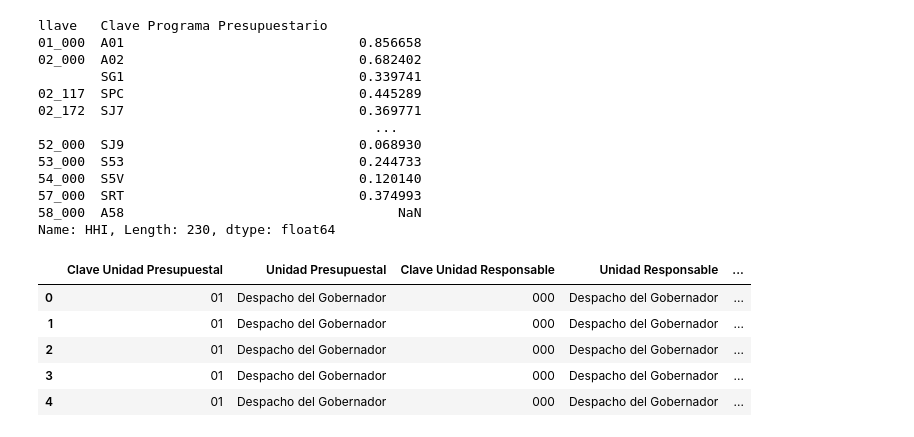
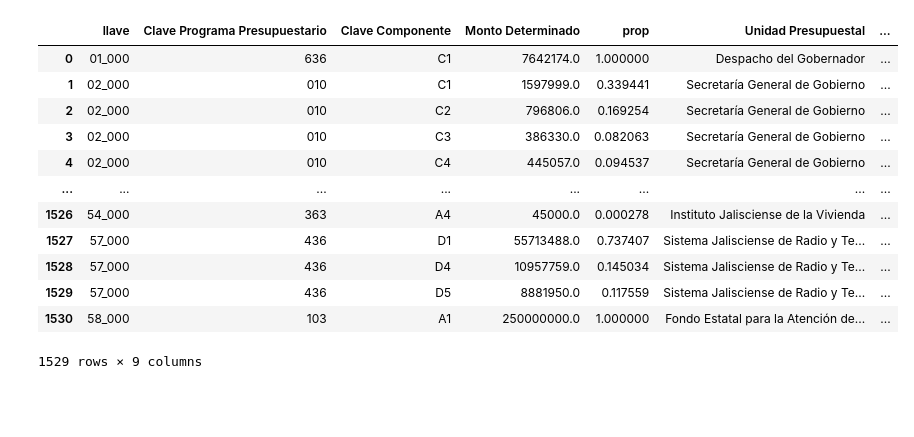
Before and after one commit to yaircardenas1374/HH_Index, a Jupyter notebook: HH_Index.ipynb, the cells around one changed output. Saved outputs shown, nothing was run; the diff lists cells and outputs as text; code cells hidden in the pictures; blank space fills up the shorter version.

```diff
--- a/HH_Index.ipynb
+++ b/HH_Index.ipynb
@@ -56,0 +144,25 @@ PP_UR
+# %%
+cols_2025 = ['Clave Unidad Presupuestal', 'Unidad Presupuestal', 'Clave Unidad Responsable', 'Unidad Responsable', 'Clave Programa Presupuestario', 'Programa Presupuestario',
+             'Clave Componente', 'Componente', 'Clave Destino del Gasto Específico', 'Destino del Gasto Específico',
+             'Clave Fuente de Financiamiento', 'Fuente de Financiamiento', 'Techo Comunicado', 'Monto Determinado', 'Adicional']
+
+base_2025 = pd.read_excel('HH_Index/Fases de anteproyecto 2025.xlsx', sheet_name='Fases', usecols=cols_2025,
+                          dtype={'Clave Unidad Presupuestal':str,
+                                'Unidad Presupuestal':str,
+                                'Clave Unidad Responsable':str,
+                                'Unidad Responsable':str,
+                                'Clave Programa Presupuestario':str,
+                                'Programa Presupuestario':str,
+                                'Clave Componente':str,
+                                'Componente':str,
+                                'Clave Destino del Gasto Específico':str,
+                                'Destino del Gasto Específico':str,
+                                'Clave Fuente de Financiamiento':str,
+                                'Fuente de Financiamiento':str,
+                                'Techo Comunicado':float,
+                                'Monto Determinado':float,
+                                'Adicional':float})
+
+base_2025['llave'] = base_2025['Clave Unidad Presupuestal'] + '_' + base_2025['Clave Unidad Responsable']
+# %%
+info_2025 = base_2025[['llave', 'Unidad Presupuestal', 'Unidad Responsable', 'Clave Programa Presupuestario', 'Programa Presupuestario', 'Clave Componente', 'Componente']].drop_duplicates()
@@ -102,30 +228,23 @@ COMP_UR
-# %%
-COMO_UR_HHI_N = (
-    COMP_UR.groupby(level=['llave', 'Clave Programa Presupuestario'])["prop"]
-    .apply(lambda s: ((s**2).sum() - 1/len(s)) / (1 - 1/len(s))).rename('HHI')
-)
-COMO_UR_HHI_N
-# %% [output]
-llave   Clave Programa Presupuestario
-01_000  A01                              0.856658
-02_000  A02                              0.682402
-        SG1                              0.339741
-02_117  SPC                              0.445289
-02_172  SJ7                              0.369771
-                                           ...
-52_000  SJ9                              0.068930
-53_000  S53                              0.244733
-54_000  S5V                              0.120140
-57_000  SRT                              0.374993
-58_000  A58                                   NaN
-Name: HHI, Length: 230, dtype: float64
-# %%
-
-base_2026.head()
-# %% [output]
-|  | Clave Unidad Presupuestal | Unidad Presupuestal | Clave Unidad Responsable | Unidad Responsable | ... |
-| 0 | 01 | Despacho del Gobernador | 000 | Despacho del Gobernador | ... |
-| 1 | 01 | Despacho del Gobernador | 000 | Despacho del Gobernador | ... |
-| 2 | 01 | Despacho del Gobernador | 000 | Despacho del Gobernador | ... |
-| 3 | 01 | Despacho del Gobernador | 000 | Despacho del Gobernador | ... |
-| 4 | 01 | Despacho del Gobernador | 000 | Despacho del Gobernador | ... |
+# %%
+#Peso porcentual que tiene cada componente con respecto al total presupuestado de su PP
+COMP_UR_2025 = base_2025.groupby(by=['llave', 'Clave Programa Presupuestario', 'Clave Componente']).agg({'Monto Determinado':'sum'}).reset_index()
+COMP_UR_2025['prop'] = (
+    COMP_UR_2025['Monto Determinado'] /
+    COMP_UR_2025.groupby(by=['llave', 'Clave Programa Presupuestario'])['Monto Determinado'].transform('sum')
+)
+COMP_UR_2025 = pd.merge(left=COMP_UR_2025 ,right=info_2025[['llave', 'Clave Programa Presupuestario', 'Clave Componente', 'Unidad Presupuestal', 'Unidad Responsable', 'Programa Presupuestario', 'Componente']], on=['llave', 'Clave Programa Presupuestario', 'Clave Componente'], how='left').drop_duplicates(subset=['llave', 'Clave Programa Presupuestario', 'Clave Componente'])
+COMP_UR_2025
+# %% [output]
+|  | llave | Clave Programa Presupuestario | Clave Componente | Monto Determinado | prop | Unidad Presupuestal | ... |
+| 0 | 01_000 | 636 | C1 | 7642174.0 | 1.000000 | Despacho del Gobernador | ... |
+| 1 | 02_000 | 010 | C1 | 1597999.0 | 0.339441 | Secretaría General de Gobierno | ... |
+| 2 | 02_000 | 010 | C2 | 796806.0 | 0.169254 | Secretaría General de Gobierno | ... |
+| 3 | 02_000 | 010 | C3 | 386330.0 | 0.082063 | Secretaría General de Gobierno | ... |
+| 4 | 02_000 | 010 | C4 | 445057.0 | 0.094537 | Secretaría General de Gobierno | ... |
+| ... | ... | ... | ... | ... | ... | ... | ... |
+| 1526 | 54_000 | 363 | A4 | 45000.0 | 0.000278 | Instituto Jalisciense de la Vivienda | ... |
+| 1527 | 57_000 | 436 | D1 | 55713488.0 | 0.737407 | Sistema Jalisciense de Radio y Te... | ... |
+| 1528 | 57_000 | 436 | D4 | 10957759.0 | 0.145034 | Sistema Jalisciense de Radio y Te... | ... |
+| 1529 | 57_000 | 436 | D5 | 8881950.0 | 0.117559 | Sistema Jalisciense de Radio y Te... | ... |
+| 1530 | 58_000 | 103 | A1 | 250000000.0 | 1.000000 | Fondo Estatal para la Atención de... | ... |
+1529 rows × 9 columns
```
Also changed, not shown: parts of 23 cells of this notebook, 2 other files.
